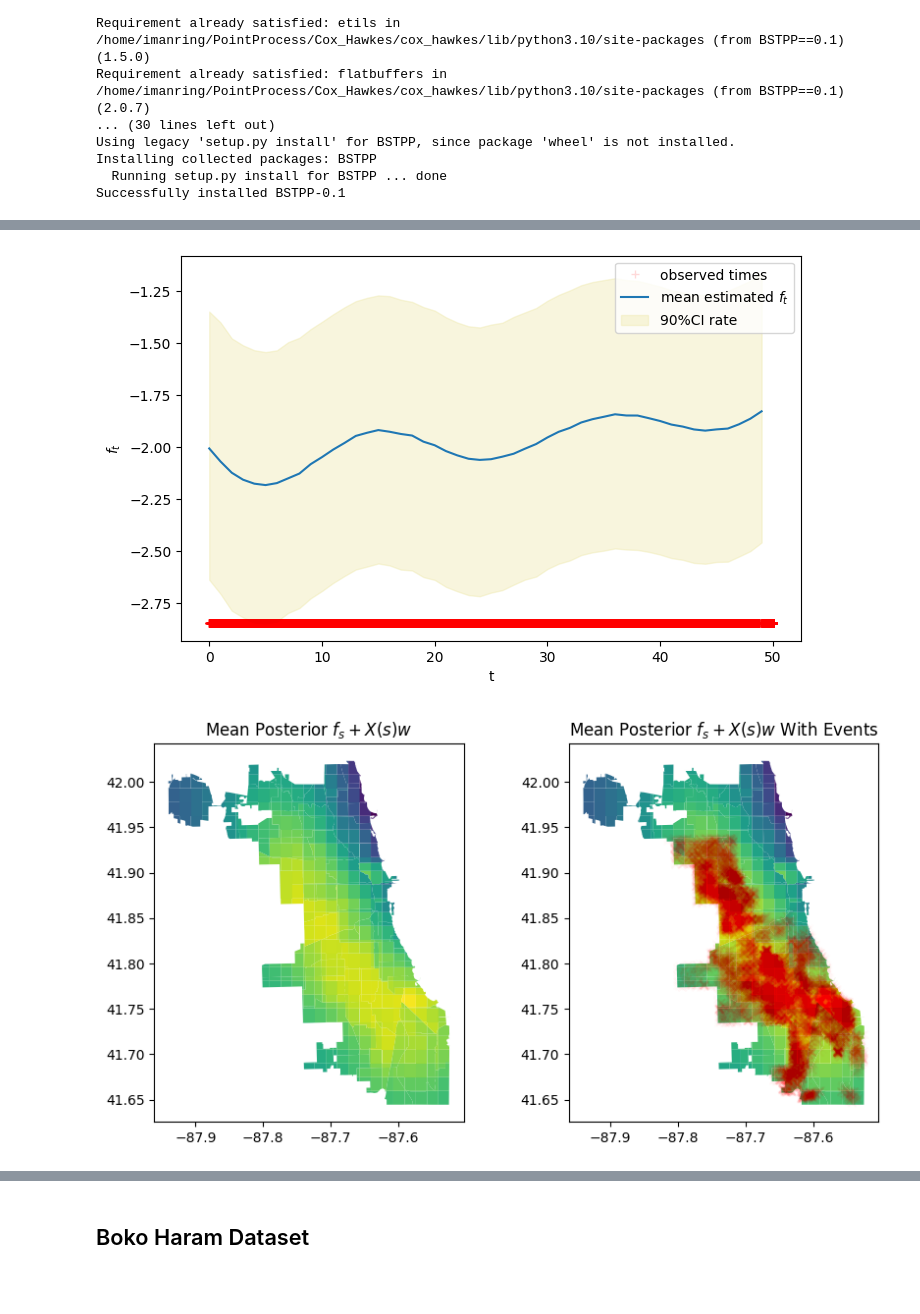
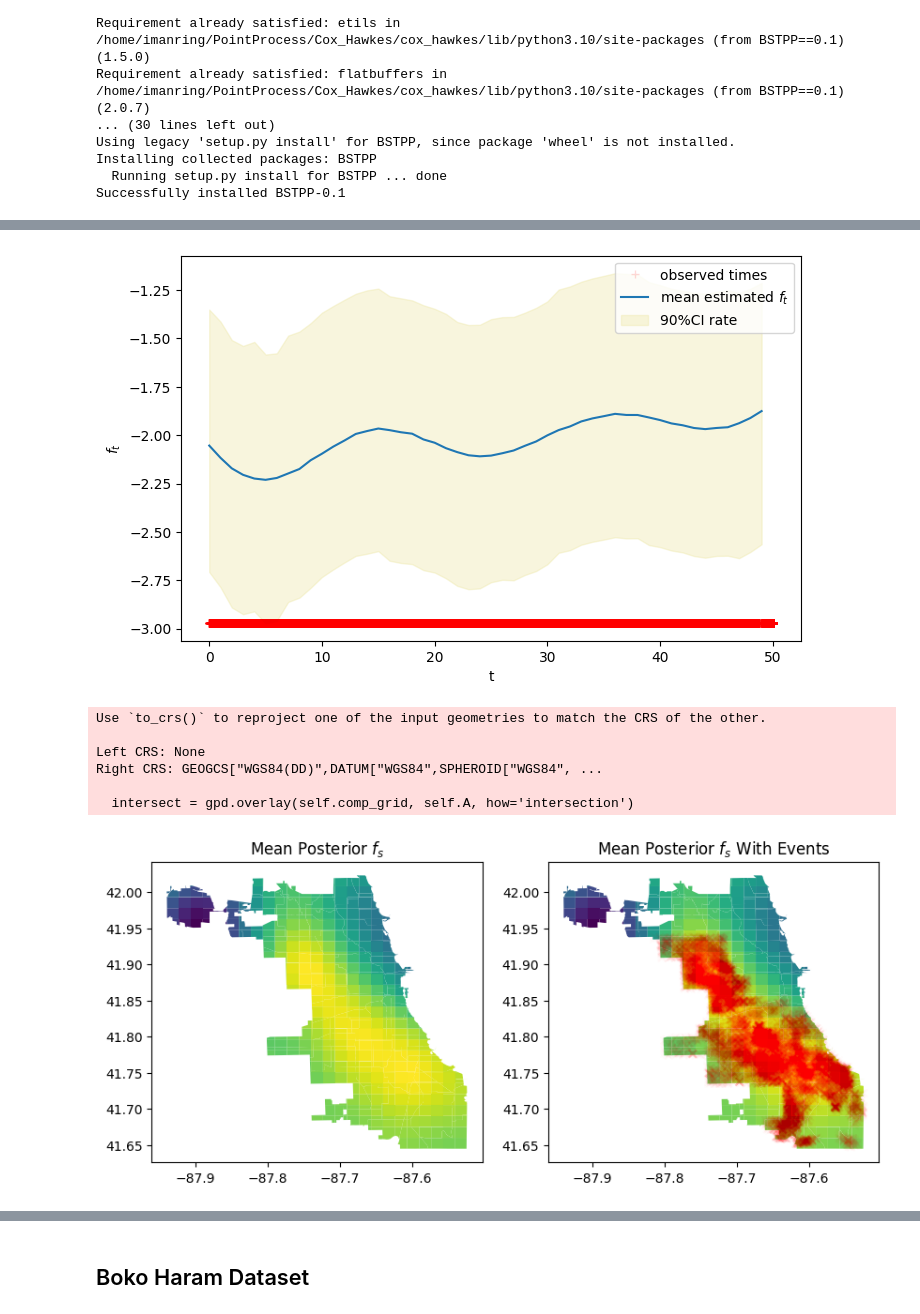
Before and after one commit to imanring/BSTPP, a Jupyter notebook: demo.ipynb, the cells around one changed output, grey strips where cells are left out. Drawn from its saved outputs; the diff is of its cells as text; code cells hidden in the pictures; blank space fills up the shorter version.

```diff
--- a/demo.ipynb
+++ b/demo.ipynb
@@ -26,12 +26,10 @@ import numpy as np
 import geopandas as gpd
 A = gpd.read_file('data/Chicago/Boundaries - Community Areas (current).zip')
 # %%
-#A = np.array([[-87.940114,-87.524137],
-#              [41.644543,42.023039]])
 column_names = ['POP_DENS','VAC_HU','HH_SIZE']
 model_name = 'cox_hawkes'
 model = Point_Process_Model('data/Chicago/Crime_Incident_Reports/sr_2022_xyt.csv',A,model=model_name,
-                            spatial_cov='data/Chicago/spat_cov.shp',cov_names = column_names,
+                            #spatial_cov='data/Chicago/spat_cov.shp',cov_names = column_names,
                             a_0=dist.Normal(1,5), alpha = dist.Beta(1,1)
                            )
 # %% [output]
@@ -117,0 +100,6 @@ model.plot_temporal_background()
+# %%
+model_name = 'lgcp'
+ss_mod = Point_Process_Model('data/Chicago/ShotSpotter/ss_2022_xyt.csv',A,model=model_name,
+                            #spatial_cov='data/Chicago/spat_cov.shp',cov_names = column_names,
+                            a_0=dist.Normal(0,5)
+                           )
@@ -117,0 +114,2 @@ model.plot_temporal_background()
+# %%
+ss_mod.run_mcmc(output_file=f'output/ShotSpotter/{model_name}/output.pkl')
@@ -118,11 +134,17 @@ model.plot_temporal_background()
 # %%
 ss_mod.plot_temporal_background()
 # %% [output]
-[figure, old version]
+[figure, new version]
 # %%
-ss_mod.plot_spatial_background(alpha=0.01,include_cov=True)
+ss_mod.plot_spatial_background(alpha=0.01)
 # %% [output]
+Use `to_crs()` to reproject one of the input geometries to match the CRS of the other.
+
+Left CRS: None
+Right CRS: GEOGCS["WGS84(DD)",DATUM["WGS84",SPHEROID["WGS84", ...
+
+  intersect = gpd.overlay(self.comp_grid, self.A, how='intersection')
-[figure, old version]
+[figure, new version]
 # %%
 ss_mod.cov_weight_post_summary()
 # %% [output]
```
Also changed, not shown: parts of 44 cells of this notebook, 2 other files.
